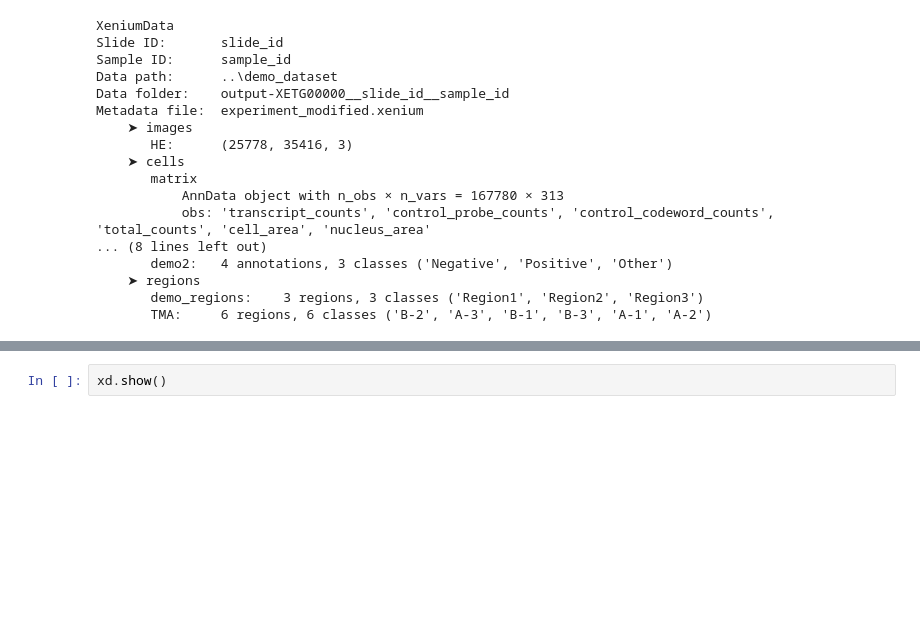
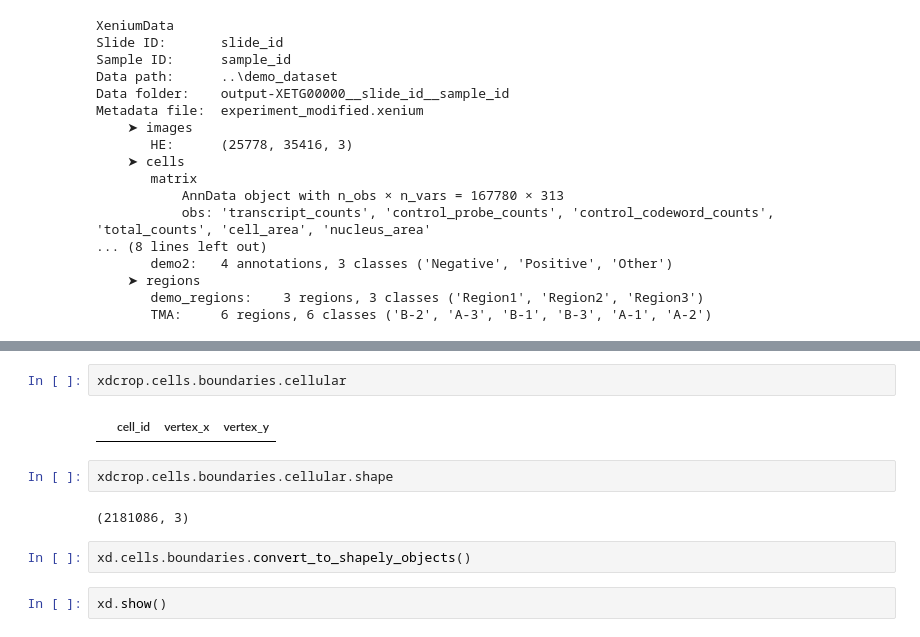
Before and after one commit to b-lemke98/InSituPy-1, a Jupyter notebook: notebooks/dev/04_InSituPy_regions_TMA_testing.ipynb, the cells around one changed output, grey strips where cells are left out. Saved outputs shown, nothing was run; the diff lists cells and outputs as text; blank space fills up the shorter version.

```diff
--- a/notebooks/dev/04_InSituPy_regions_TMA_testing.ipynb
+++ b/notebooks/dev/04_InSituPy_regions_TMA_testing.ipynb
@@ -119,3 +212,13 @@ Metadata file:  experiment_modified.xenium
+# %%
+xdcrop.cells.boundaries.cellular
+# %% [output]
+|  | cell_id | vertex_x | vertex_y |
+# %%
+xdcrop.cells.boundaries.cellular.shape
+# %% [output]
+(2181086, 3)
+# %%
+xd.cells.boundaries.convert_to_shapely_objects()
 # %%
 xd.show()
 # %%
```
Also changed, not shown: parts of 13 cells of this notebook, 3 other files.
